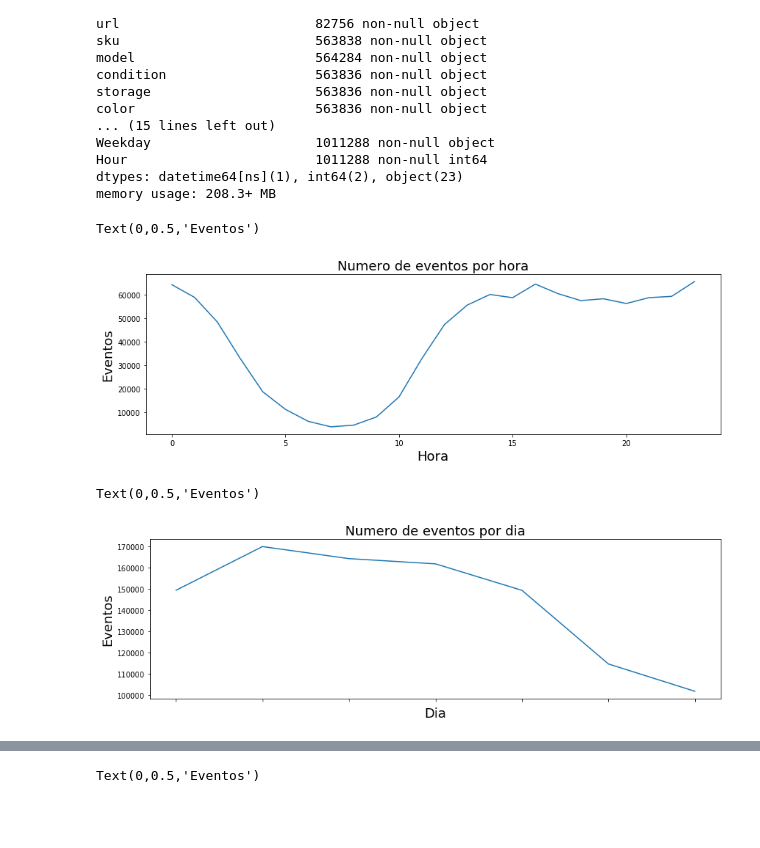
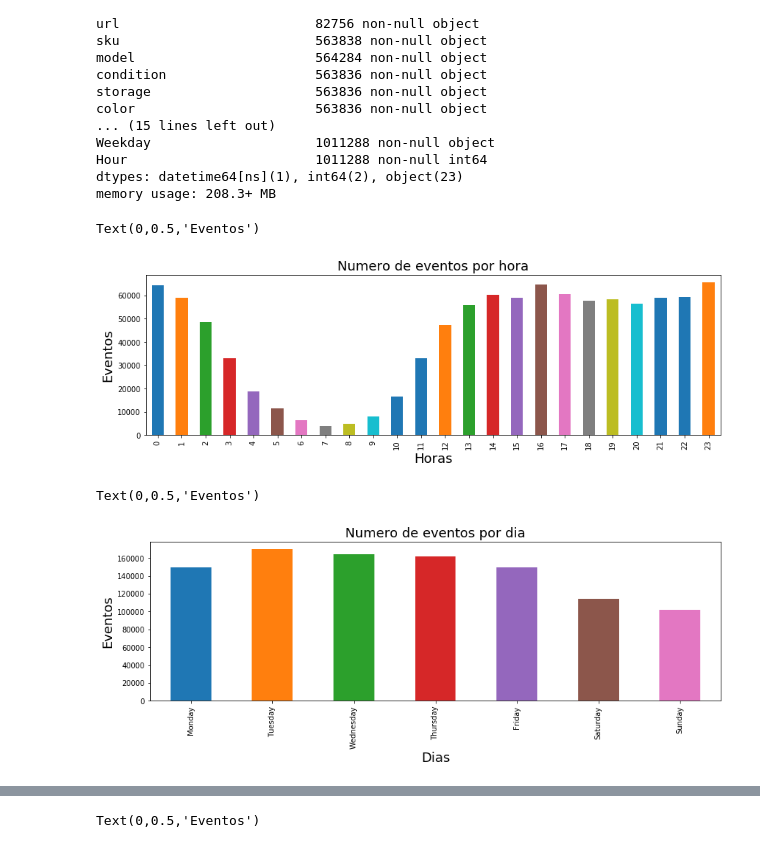
Before and after one commit to MartinCohen98/OrganizacionDeDatosTP1, a Jupyter notebook: AnalisisExploratorioTrocafoneBarbara.ipynb, the cells around one changed output, grey strips where cells are left out. Drawn from its saved outputs; the diff is of its cells as text; code cells hidden in the pictures; blank space fills up the shorter version.

Commit message:
arregle los plots continuos a discretos

```diff
--- a/AnalisisExploratorioTrocafoneBarbara.ipynb
+++ b/AnalisisExploratorioTrocafoneBarbara.ipynb
@@ -75,22 +75,22 @@ dtypes: datetime64[ns](1), int64(2), object(23)
 memory usage: 208.3+ MB
 # %%
 # Numero de eventos por hora
-plotEH = df.groupby('Hour').count()['event'].plot(figsize=(14,4));
+plotEH = df.groupby('Hour').count()['event'].plot(kind='bar',figsize=(14,4));
 
 plotEH.set_title("Numero de eventos por hora", fontsize=18)
 plotEH.set_xlabel("Horas",fontsize=18)
 plotEH.set_ylabel("Eventos", fontsize=18)
 # %% [output]
 Text(0,0.5,'Eventos')
-[figure, old version]
+[figure, new version]
 # %%
 # Numero de eventos por dia
 # Hay que agregarle los dias de la semana ¿Como? PD: Estan ordenados de lunes a domingos.
-plotED=df.groupby('Weekday').count()['event'].plot(figsize=(14,4));
+plotED=df.groupby('Weekday').count()['event'].plot(kind='bar',figsize=(14,4));
 
 plotED.set_title("Numero de eventos por dia", fontsize=18)
 plotED.set_xlabel("Dias",fontsize=18)
 plotED.set_ylabel("Eventos", fontsize=18)
 # %% [output]
 Text(0,0.5,'Eventos')
-[figure, old version]
+[figure, new version]
```
Also changed, not shown: parts of 6 cells of this notebook.
